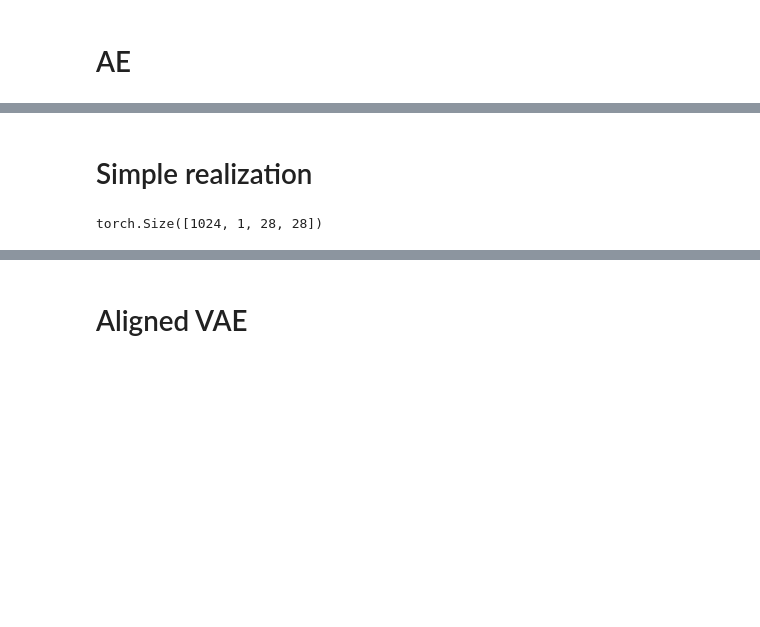
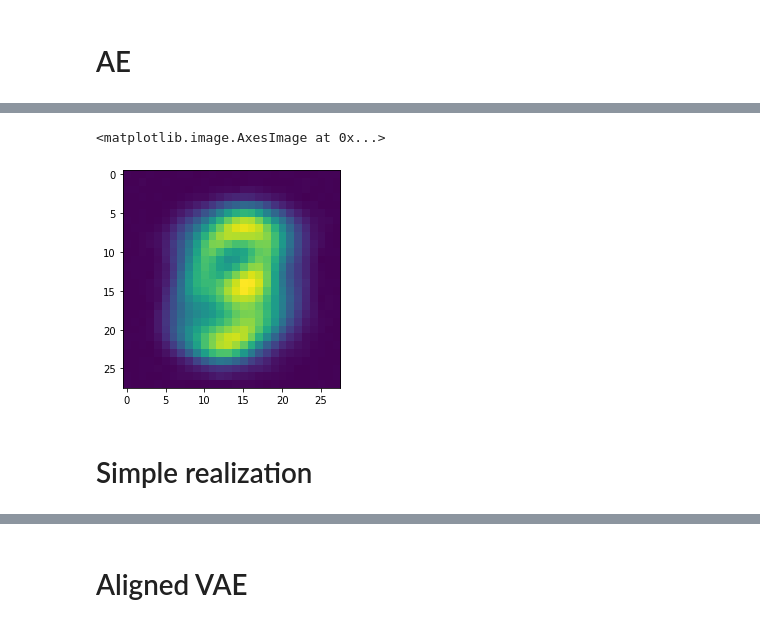
Before and after one commit to cyang389/JointTI, a Jupyter notebook: test_vae.ipynb, the cells around one changed output, grey strips where cells are left out. Saved outputs shown, nothing was run; the diff lists cells and outputs as text; code cells hidden in the pictures; blank space fills up the shorter version.

```diff
--- a/test_model.ipynb
+++ b/test_vae.ipynb
@@ -111,2 +119,7 @@ TypeError: eval() missing 1 required positional argument: 'self'
+# %%
+plt.imshow(recon_mnist[1,:].reshape(28,28).detach().numpy())
+# %% [output]
+<matplotlib.image.AxesImage at 0x...>
+[figure, added]
 # %% [markdown]
 # Simple realization
@@ -124,7 +125,0 @@ device = torch.device('cuda' if torch.cuda.is_available() else 'cpu')
-# %%
-# subset first 512 images for training
-dataiter = iter(train_loader)
-images, labels = dataiter.next()
-images.shape
-# %% [output]
-torch.Size([1024, 1, 28, 28])
```
Also changed, not shown: parts of 19 cells of this notebook, 4 other files.
